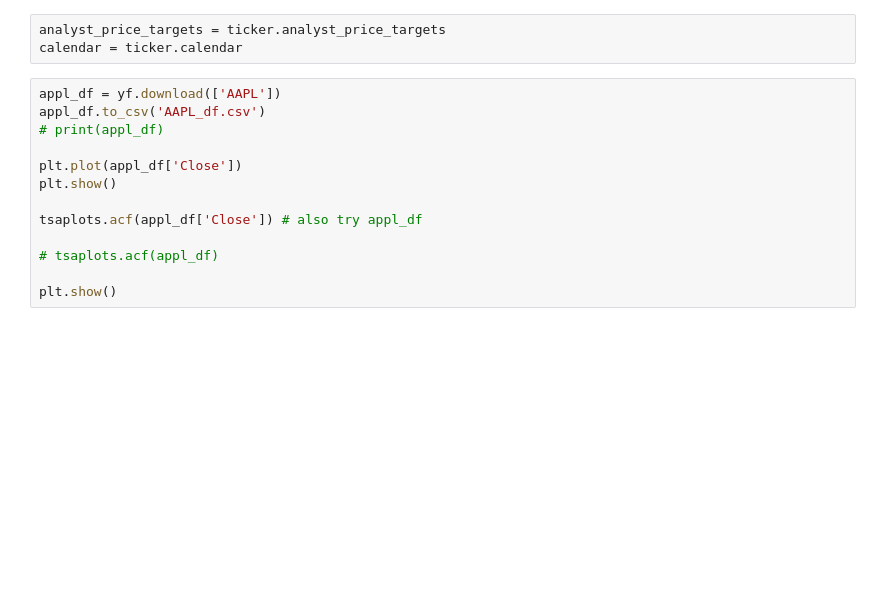
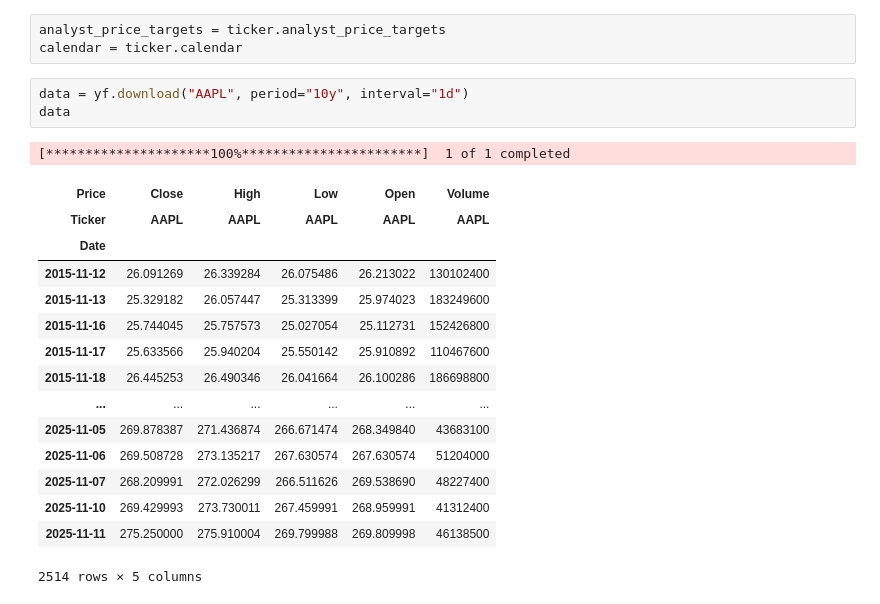
Before and after one commit to Anay12/Stock_Data_Project, a Jupyter notebook: Stock Data.ipynb, the cells around one changed output. Saved outputs shown, nothing was run; the diff lists cells and outputs as text; blank space fills up the shorter version.

```diff
--- a/Stock Data.ipynb
+++ b/Stock Data.ipynb
@@ -143,15 +146,22 @@ tickers = yf.Tickers(' aapl msft goog')
 analyst_price_targets = ticker.analyst_price_targets
 calendar = ticker.calendar
 # %%
-appl_df = yf.download(['AAPL'])
-appl_df.to_csv('AAPL_df.csv')
-# print(appl_df)
-
-plt.plot(appl_df['Close'])
-plt.show()
-
-tsaplots.acf(appl_df['Close']) # also try appl_df
-
-# tsaplots.acf(appl_df)
-
-plt.show()
+data = yf.download("AAPL", period="10y", interval="1d")
+data
+# %% [output]
+[*********************100%***********************]  1 of 1 completed
+| Price | Close | High | Low | Open | Volume |
+| Ticker | AAPL | AAPL | AAPL | AAPL | AAPL |
+| Date |  |  |  |  |  |
+| 2015-11-12 | 26.091269 | 26.339284 | 26.075486 | 26.213022 | 130102400 |
+| 2015-11-13 | 25.329182 | 26.057447 | 25.313399 | 25.974023 | 183249600 |
+| 2015-11-16 | 25.744045 | 25.757573 | 25.027054 | 25.112731 | 152426800 |
+| 2015-11-17 | 25.633566 | 25.940204 | 25.550142 | 25.910892 | 110467600 |
+| 2015-11-18 | 26.445253 | 26.490346 | 26.041664 | 26.100286 | 186698800 |
+| ... | ... | ... | ... | ... | ... |
+| 2025-11-05 | 269.878387 | 271.436874 | 266.671474 | 268.349840 | 43683100 |
+| 2025-11-06 | 269.508728 | 273.135217 | 267.630574 | 267.630574 | 51204000 |
+| 2025-11-07 | 268.209991 | 272.026299 | 266.511626 | 269.538690 | 48227400 |
+| 2025-11-10 | 269.429993 | 273.730011 | 267.459991 | 268.959991 | 41312400 |
+| 2025-11-11 | 275.250000 | 275.910004 | 269.799988 | 269.809998 | 46138500 |
+2514 rows × 5 columns
```
Also changed, not shown: parts of 10 cells of this notebook, 3 other files.
